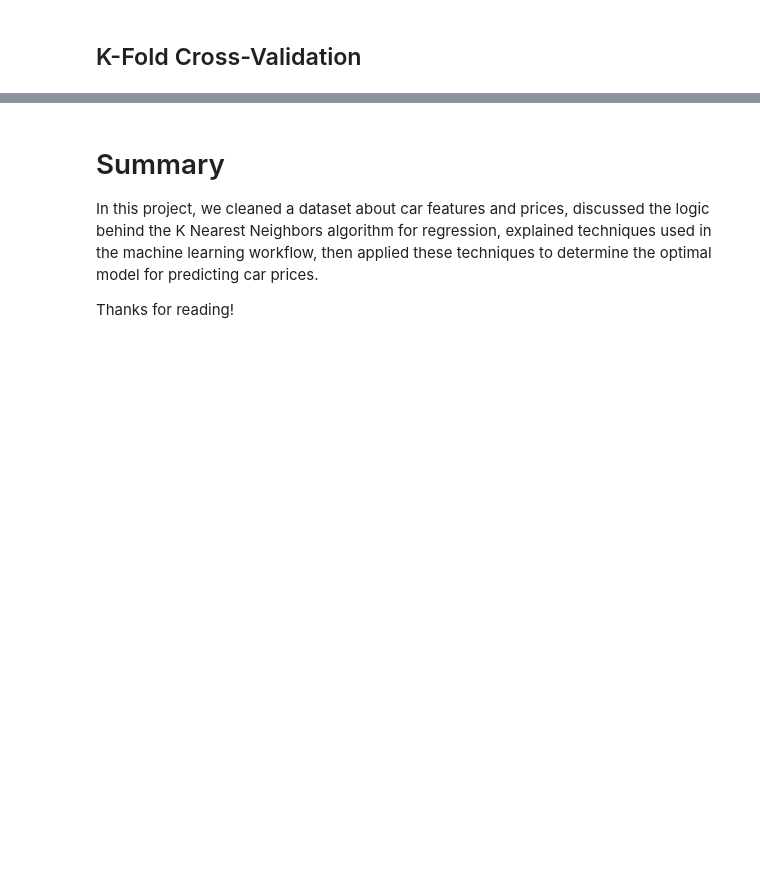
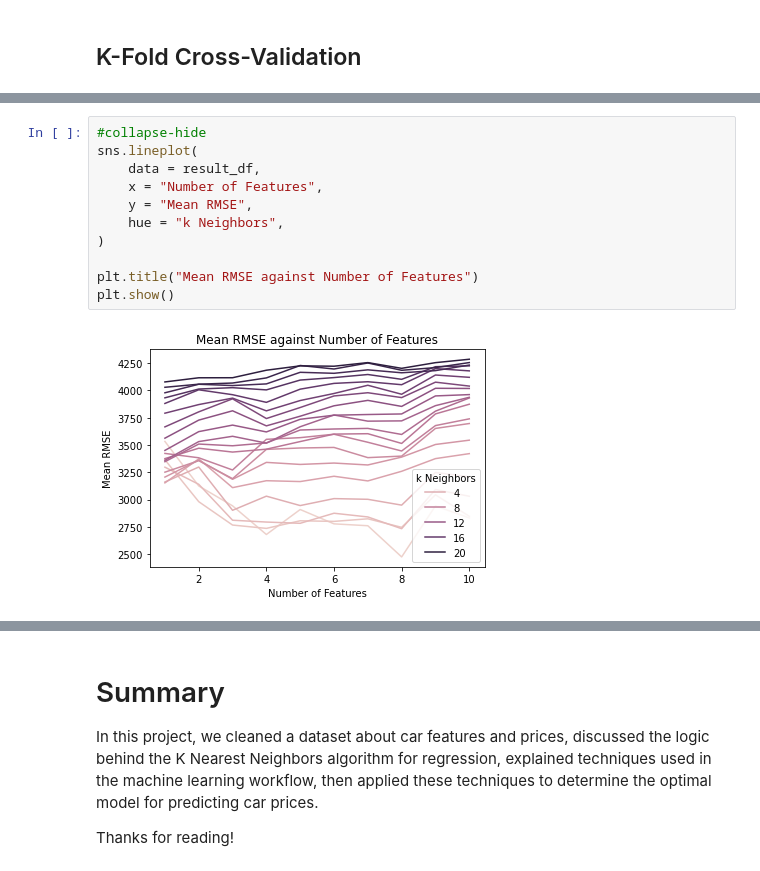
Before and after one commit to MiguelAHG/mahg-data-science, a Jupyter notebook: _notebooks/2021-12-21-Predicting-Car-Prices-K-Nearest-Neighbors.ipynb, the cells around one changed output, grey strips where cells are left out. Cells and saved outputs as stored; diff of their text form; blank space fills up the shorter version.

```diff
--- a/_notebooks/2021-12-21-Predicting-Car-Prices-K-Nearest-Neighbors.ipynb
+++ b/_notebooks/2021-12-21-Predicting-Car-Prices-K-Nearest-Neighbors.ipynb
@@ -673,0 +784,13 @@ result_df.head(10)
+# %%
+#collapse-hide
+sns.lineplot(
+    data = result_df,
+    x = "Number of Features",
+    y = "Mean RMSE",
+    hue = "k Neighbors",
+)
+
+plt.title("Mean RMSE against Number of Features")
+plt.show()
+# %% [output]
+[figure, added]
```
Also changed, not shown: parts of 22 cells of this notebook.
